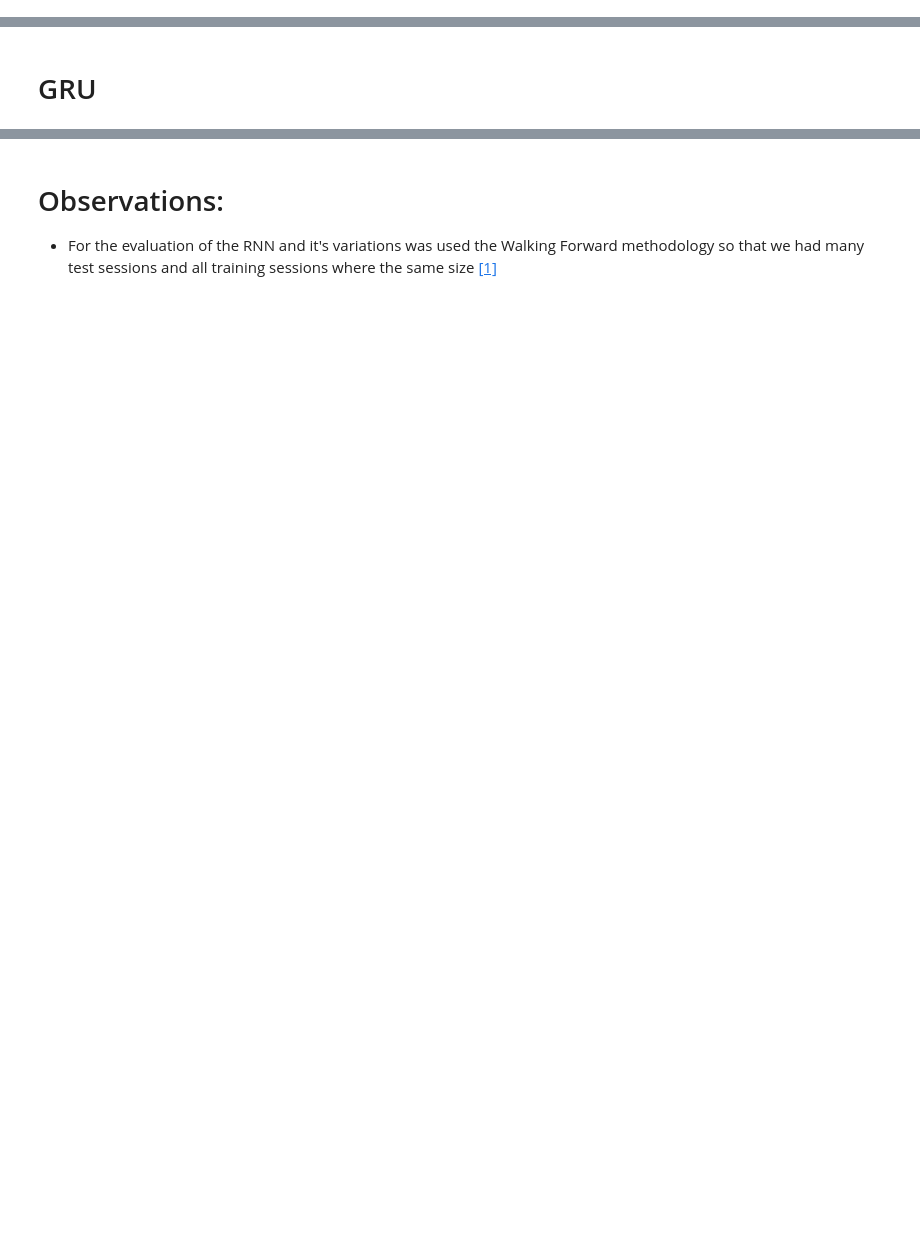
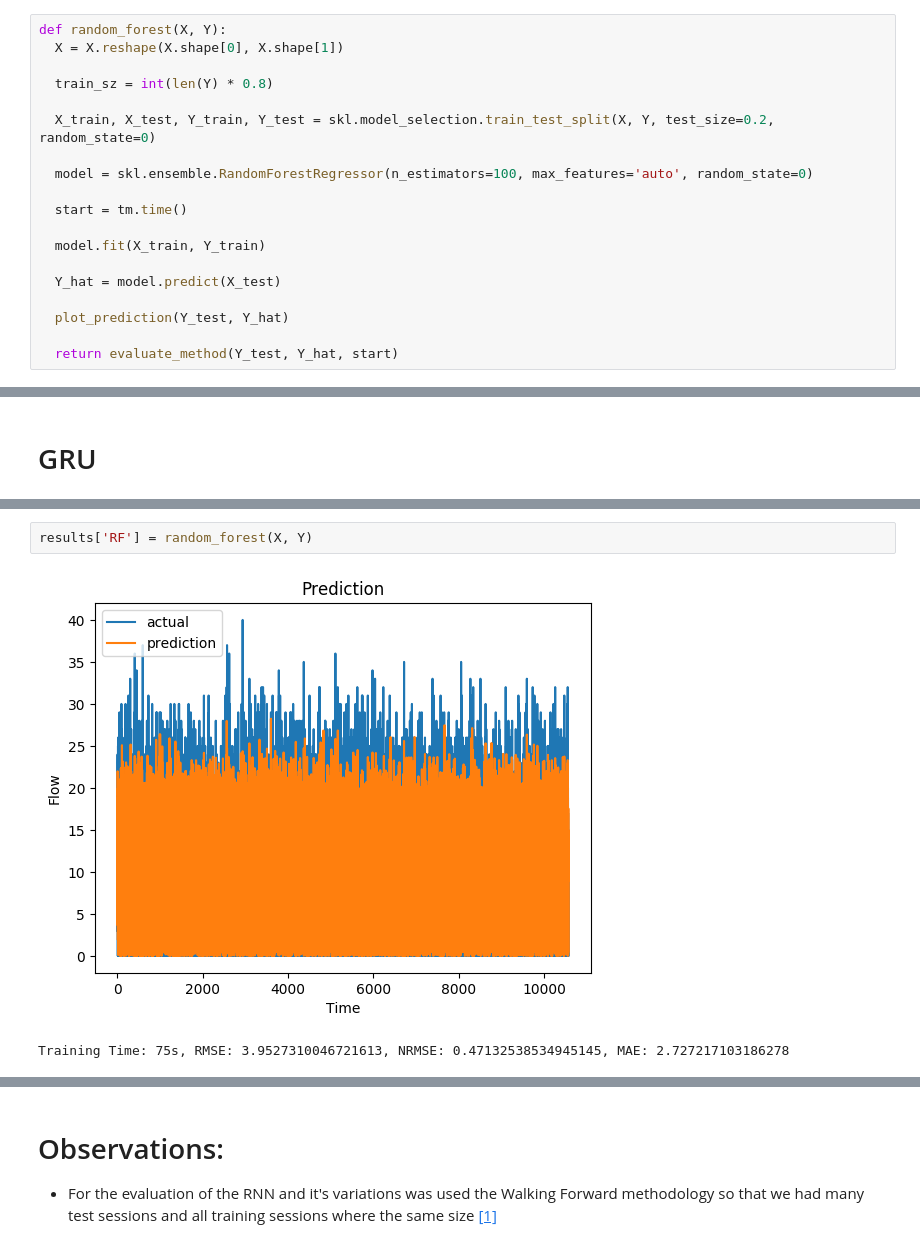
Before and after one commit to claudiosegala/traffic-flow-prediction, a Jupyter notebook: code/tcc.ipynb, the cells around one changed output, grey strips where cells are left out. Drawn from its saved outputs; the diff is of its cells as text; blank space fills up the shorter version.

```diff
--- a/code/tcc.ipynb
+++ b/code/tcc.ipynb
@@ -410,0 +393,19 @@ def base_arima (X):
+# %%
+def random_forest(X, Y):
+  X = X.reshape(X.shape[0], X.shape[1])
+
+  train_sz = int(len(Y) * 0.8)
+
+  X_train, X_test, Y_train, Y_test = skl.model_selection.train_test_split(X, Y, test_size=0.2, random_state=0)
+
+  model = skl.ensemble.RandomForestRegressor(n_estimators=100, max_features='auto', random_state=0)
+
+  start = tm.time()
+
+  model.fit(X_train, Y_train)
+
+  Y_hat = model.predict(X_test)
+
+  plot_prediction(Y_test, Y_hat)
+
+  return evaluate_method(Y_test, Y_hat, start)
@@ -502,0 +541,5 @@ K-validated RMSE: 5.537236200063437
+# %%
+results['RF'] = random_forest(X, Y)
+# %% [output]
+[figure, added]
+Training Time: 75s, RMSE: 3.9527310046721613, NRMSE: 0.47132538534945145, MAE: 2.727217103186278
```
Also changed, not shown: parts of 78 cells of this notebook.
